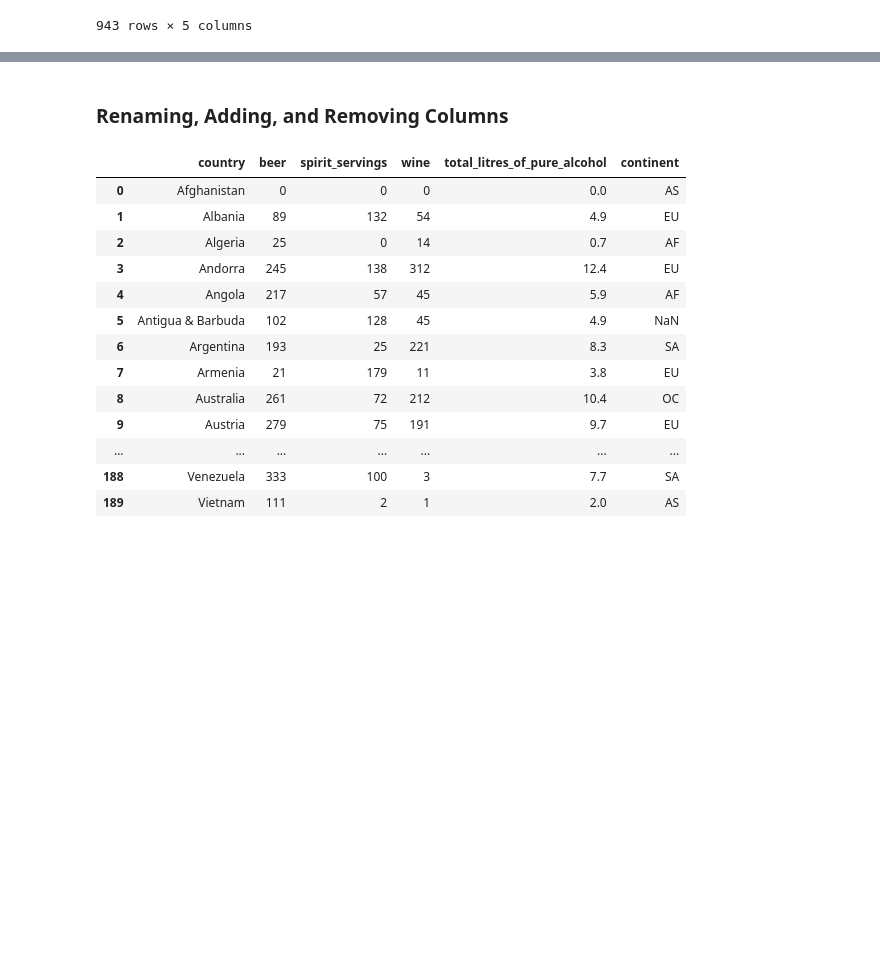
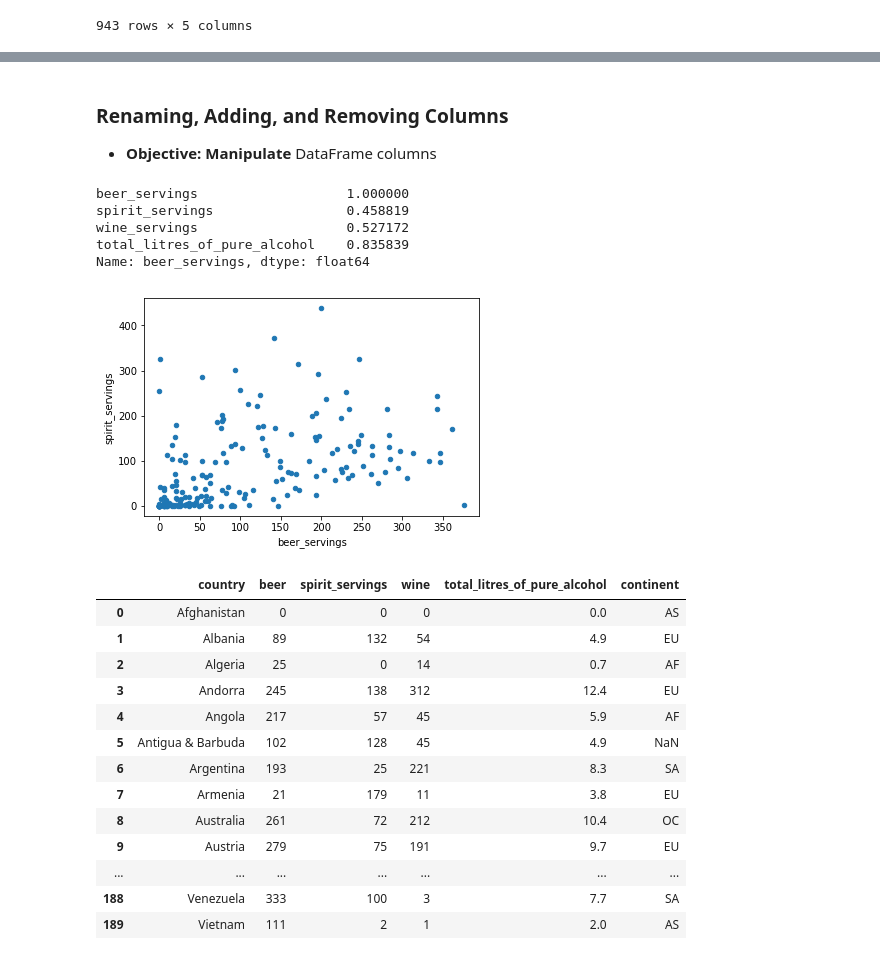
Before and after one commit to aidanconnolly/ga-ds829-eda-with-pandas, a Jupyter notebook: Pandas for Exploratory Data Analysis.ipynb, the cells around one changed output, grey strips where cells are left out. Saved outputs shown, nothing was run; the diff lists cells and outputs as text; code cells hidden in the pictures; blank space fills up the shorter version.

```diff
--- a/Pandas for Exploratory Data Analysis.ipynb
+++ b/Pandas for Exploratory Data Analysis.ipynb
@@ -533,7 +639,22 @@ Use the `drinks.csv` or `drinks` dataframe from earlier to complete the followin
 # %%
 # determine which 10 countries have the highest total_litres_of_pure_alcohol
 # %% [markdown]
+<a id="columns"></a>
 ### Renaming, Adding, and Removing Columns
+
+- **Objective:** **Manipulate** DataFrame columns
+# %%
+# Are beer servings and spirit servings correlated?
+drinks.plot(kind='scatter', x='beer_servings', y='spirit_servings')
+
+print(drinks.corr()['beer_servings'])  # Correlation coefficients
+# %% [output]
+beer_servings                   1.000000
+spirit_servings                 0.458819
+wine_servings                   0.527172
+total_litres_of_pure_alcohol    0.835839
+Name: beer_servings, dtype: float64
+[figure, added]
 # %%
 # renaming one or more columns in a single output using value mapping
 drinks.rename(columns={'beer_servings':'beer', 'wine_servings':'wine'})
```
Also changed, not shown: parts of 79 cells of this notebook, 1 other file.
